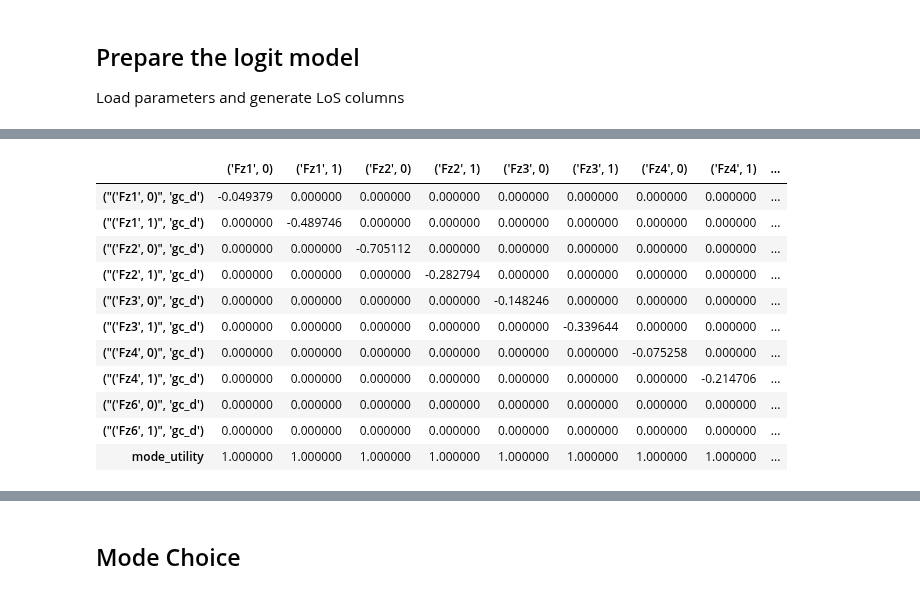
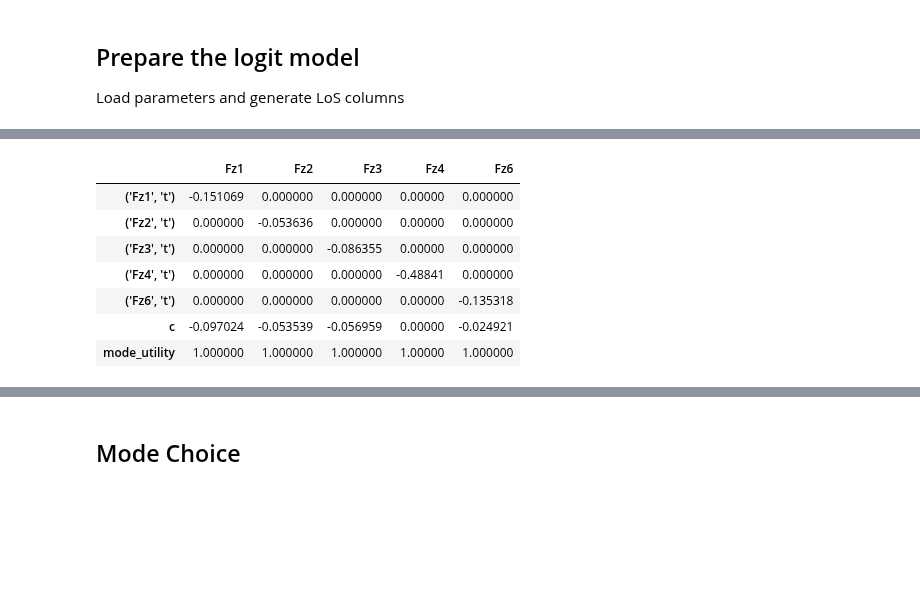
Before and after one commit to marlinarnz/quetzal_germany, a Jupyter notebook: notebooks/model_logit.ipynb, the cells around one changed output, grey strips where cells are left out. Saved outputs shown, nothing was run; the diff lists cells and outputs as text; code cells hidden in the pictures; blank space fills up the shorter version.

```diff
--- a/notebooks/model_logit.ipynb
+++ b/notebooks/model_logit.ipynb
@@ -104,6 +109,6 @@ segments = [str(seg) for seg in segments_tuple]
 # %%
 # Create a column for generalised cost, see cal20
-vot = pd.read_csv(input_path + 'vot.csv', header=[0,1], index_col=0).to_dict()
+#vot = pd.read_csv(input_path + 'vot.csv', header=[0,1], index_col=0).to_dict()
 m_dict = {'rail_long': 'PT', 'rail_short': 'PT', 'rail': 'PT',
           'coach': 'PT', 'bus': 'PT', 'air': 'air', 'car': 'car'}
 '''# Take averages over distances
@@ -117,7 +122,7 @@ sm.los['gc'] = sm.los['time'] + [c / vot['root', m_dict[m]][int(d/1000)]
     if m!='walk' else 0 for c,d,m in zip(sm.los['price'], sm.los['length'], sm.los['route_type'])]
 '''
 # Take segment-specific VoT
-for s in segments_tuple:
-    sm.los[(str(s), 'gc')] = sm.los['time'] + [c / vot[s[0], 'all'][int(d/1000)] # m_dict[m] for mode-specific instead of all
-        if m!='walk' else 0 for c,d,m in zip(
-            sm.los['price'], sm.los['length'], sm.los['route_type'])]
+#for s in segments_tuple:
+#    sm.los[(str(s), 'gc')] = sm.los['time'] + [c / vot[s[0], 'all'][int(d/1000)] # m_dict[m] for mode-specific instead of all
+#        if m!='walk' else 0 for c,d,m in zip(
+#            sm.los['price'], sm.los['length'], sm.los['route_type'])]
@@ -124,6 +131,6 @@ for s in segments_tuple:
 # %%
 # Load estimation results
-excel = pd.ExcelFile(input_path + 'estimation_results_car_own.xls')
+excel = pd.ExcelFile(input_path + 'estimation_results.xls')
 params_est = []
 for segment in range(2, len(segments)+2): # First two sheets are all purposes
     df = excel.parse(segment)
@@ -151,7 +158,7 @@ sm.mode_nests
 # %%
 # phi/theta values for each mode and nest come from calibration data
 sm.logit_scales = pd.DataFrame(index=route_types, data={seg: 1 for seg in segments})
-sm.logit_scales.loc['root'] = [1 for _ in range(len(segments))]
+sm.logit_scales.loc['root'] = [1 for i in range(len(segments))]
 # For the nested structure
 #sm.logit_scales.loc['pt'] = [1 / params_est[i].loc['mu_pt', 'Value']
 #                             for i in range(len(segments))]
@@ -189,27 +196,24 @@ sm.mode_utility
 # %%
 # Performance attributes for mode choice
-#perf_attrs = ['gc_d']#, 'accessibility']
-perf_attrs = [str((s, 'gc_d')) for s in segments]
+perf_attrs = [(s, 't') for s in segments]
 # %%
 # Beta parameters from calibration data
-# IMPORTANT: watch the conversion
-sm.utility_values = pd.DataFrame({seg: [0]*len(perf_attrs)
-                                  for seg in segments}, index=perf_attrs)
+# IMPORTANT: mind the unit conversion
+sm.utility_values = pd.DataFrame({s: [0 for _ in perf_attrs] for s in segments},
+                                 index=[str(a) for a in perf_attrs])
+sm.utility_values.loc['c'] = [params_est[segments.index(s)].loc['b_c', 'Value']
+                              for s in segments]
 sm.utility_values.loc['mode_utility'] = [1 for seg in segments]
-for a,s in zip(perf_attrs, segments):
-    sm.utility_values.loc[a, s] = params_est[segments.index(s)].loc['b_gc', 'Value']
+for a in perf_attrs:
+    sm.utility_values.loc[str(a), a[0]] = params_est[segments.index(a[0])].loc['b_t', 'Value']
 sm.utility_values
 # %% [output]
-|  | ('Fz1', 0) | ('Fz1', 1) | ('Fz2', 0) | ('Fz2', 1) | ('Fz3', 0) | ('Fz3', 1) | ('Fz4', 0) | ('Fz4', 1) | ... |
-| ("('Fz1', 0)", 'gc_d') | -0.049379 | 0.000000 | 0.000000 | 0.000000 | 0.000000 | 0.000000 | 0.000000 | 0.000000 | ... |
-| ("('Fz1', 1)", 'gc_d') | 0.000000 | -0.489746 | 0.000000 | 0.000000 | 0.000000 | 0.000000 | 0.000000 | 0.000000 | ... |
-| ("('Fz2', 0)", 'gc_d') | 0.000000 | 0.000000 | -0.705112 | 0.000000 | 0.000000 | 0.000000 | 0.000000 | 0.000000 | ... |
-| ("('Fz2', 1)", 'gc_d') | 0.000000 | 0.000000 | 0.000000 | -0.282794 | 0.000000 | 0.000000 | 0.000000 | 0.000000 | ... |
-| ("('Fz3', 0)", 'gc_d') | 0.000000 | 0.000000 | 0.000000 | 0.000000 | -0.148246 | 0.000000 | 0.000000 | 0.000000 | ... |
-| ("('Fz3', 1)", 'gc_d') | 0.000000 | 0.000000 | 0.000000 | 0.000000 | 0.000000 | -0.339644 | 0.000000 | 0.000000 | ... |
-| ("('Fz4', 0)", 'gc_d') | 0.000000 | 0.000000 | 0.000000 | 0.000000 | 0.000000 | 0.000000 | -0.075258 | 0.000000 | ... |
-| ("('Fz4', 1)", 'gc_d') | 0.000000 | 0.000000 | 0.000000 | 0.000000 | 0.000000 | 0.000000 | 0.000000 | -0.214706 | ... |
-| ("('Fz6', 0)", 'gc_d') | 0.000000 | 0.000000 | 0.000000 | 0.000000 | 0.000000 | 0.000000 | 0.000000 | 0.000000 | ... |
-| ("('Fz6', 1)", 'gc_d') | 0.000000 | 0.000000 | 0.000000 | 0.000000 | 0.000000 | 0.000000 | 0.000000 | 0.000000 | ... |
-| mode_utility | 1.000000 | 1.000000 | 1.000000 | 1.000000 | 1.000000 | 1.000000 | 1.000000 | 1.000000 | ... |
+|  | Fz1 | Fz2 | Fz3 | Fz4 | Fz6 |
+| ('Fz1', 't') | -0.151069 | 0.000000 | 0.000000 | 0.00000 | 0.000000 |
+| ('Fz2', 't') | 0.000000 | -0.053636 | 0.000000 | 0.00000 | 0.000000 |
+| ('Fz3', 't') | 0.000000 | 0.000000 | -0.086355 | 0.00000 | 0.000000 |
+| ('Fz4', 't') | 0.000000 | 0.000000 | 0.000000 | -0.48841 | 0.000000 |
+| ('Fz6', 't') | 0.000000 | 0.000000 | 0.000000 | 0.00000 | -0.135318 |
+| c | -0.097024 | -0.053539 | -0.056959 | 0.00000 | -0.024921 |
+| mode_utility | 1.000000 | 1.000000 | 1.000000 | 1.00000 | 1.000000 |
 # %%
```
Also changed, not shown: parts of 31 cells of this notebook, 30 other files.
